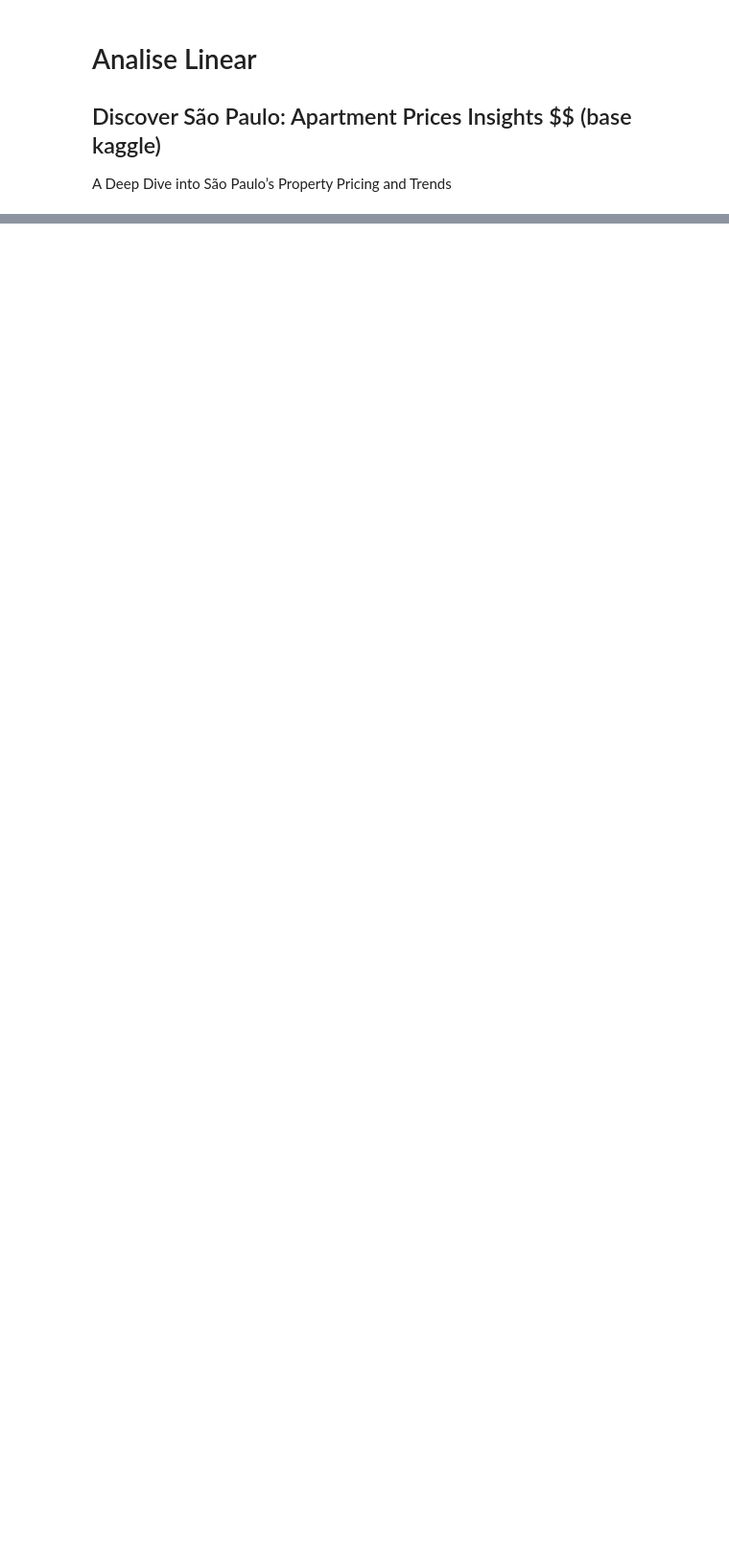
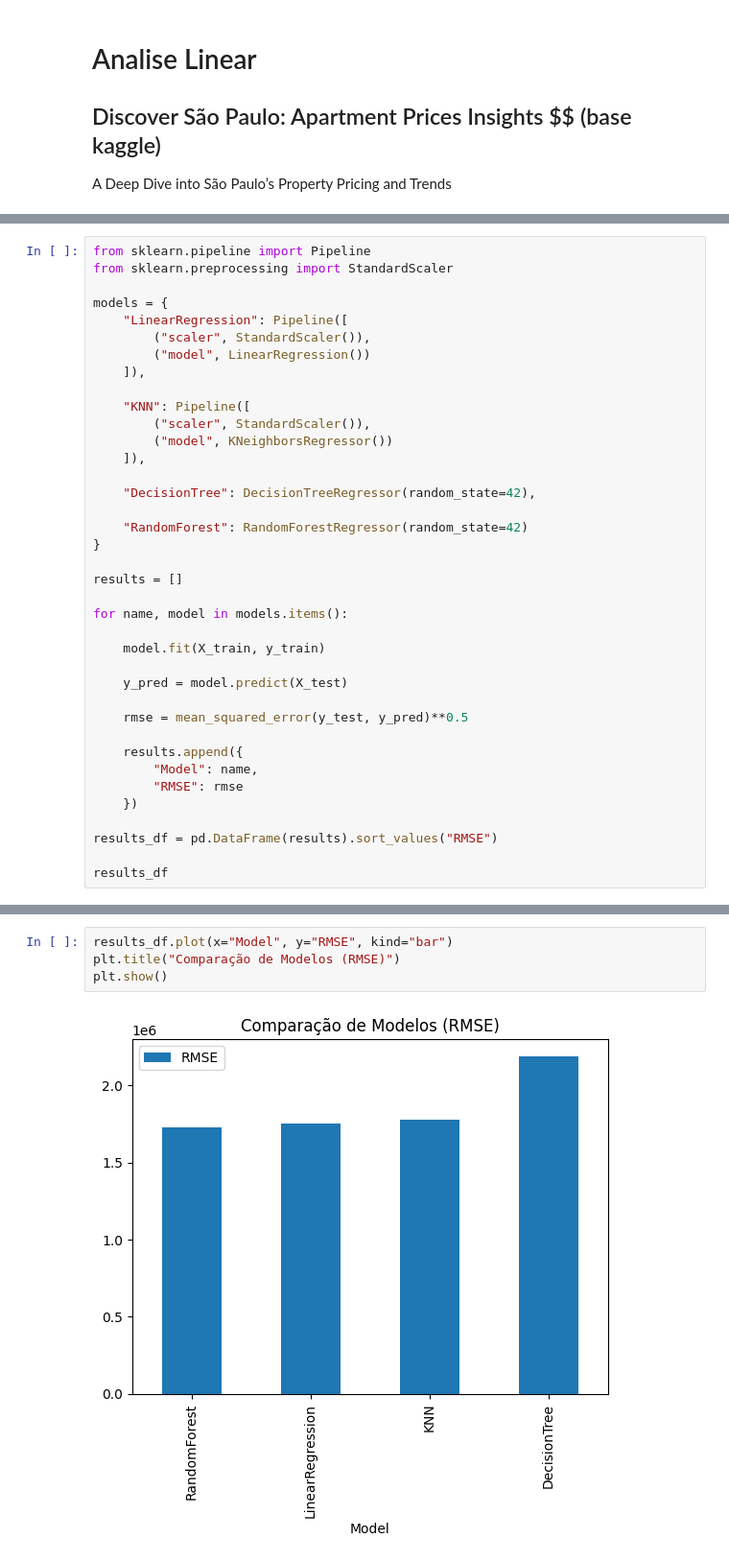
Before and after one commit to MarcioLuizBR/IA_regressao_linear_SCTEC01, a Jupyter notebook: Analise_Linear_SCTEC.ipynb, the cells around one changed output, grey strips where cells are left out. Shown at 96% size. Drawn from its saved outputs; the diff is of its cells as text; blank space fills up the shorter version.

```diff
--- a/Analise_Linear_SCTEC.ipynb
+++ b/Analise_Linear_SCTEC.ipynb
@@ -21,0 +132,38 @@ ModuleNotFoundError: No module named 'pandas'
+# %%
+from sklearn.pipeline import Pipeline
+from sklearn.preprocessing import StandardScaler
+
+models = {
+    "LinearRegression": Pipeline([
+        ("scaler", StandardScaler()),
+        ("model", LinearRegression())
+    ]),
+
+    "KNN": Pipeline([
+        ("scaler", StandardScaler()),
+        ("model", KNeighborsRegressor())
+    ]),
+
+    "DecisionTree": DecisionTreeRegressor(random_state=42),
+
+    "RandomForest": RandomForestRegressor(random_state=42)
+}
+
+results = []
+
+for name, model in models.items():
+
+    model.fit(X_train, y_train)
+
+    y_pred = model.predict(X_test)
+
+    rmse = mean_squared_error(y_test, y_pred)**0.5
+
+    results.append({
+        "Model": name,
+        "RMSE": rmse
+    })
+
+results_df = pd.DataFrame(results).sort_values("RMSE")
+
+results_df
@@ -21,0 +176,6 @@ ModuleNotFoundError: No module named 'pandas'
+# %%
+results_df.plot(x="Model", y="RMSE", kind="bar")
+plt.title("Comparação de Modelos (RMSE)")
+plt.show()
+# %% [output]
+[figure, added]
```
Also changed, not shown: parts of 13 cells of this notebook.
